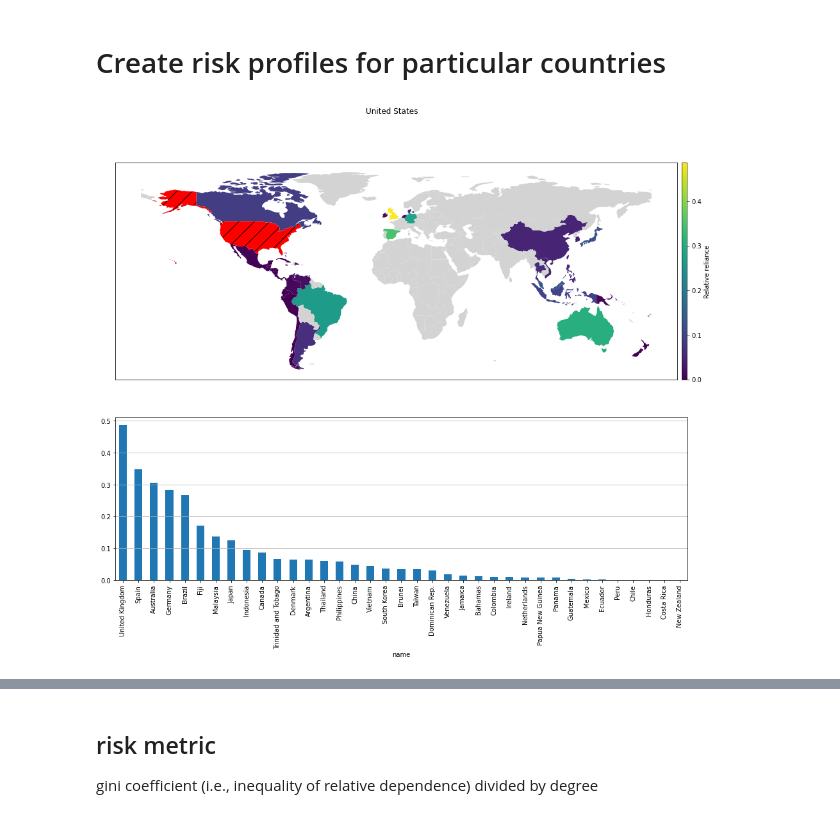
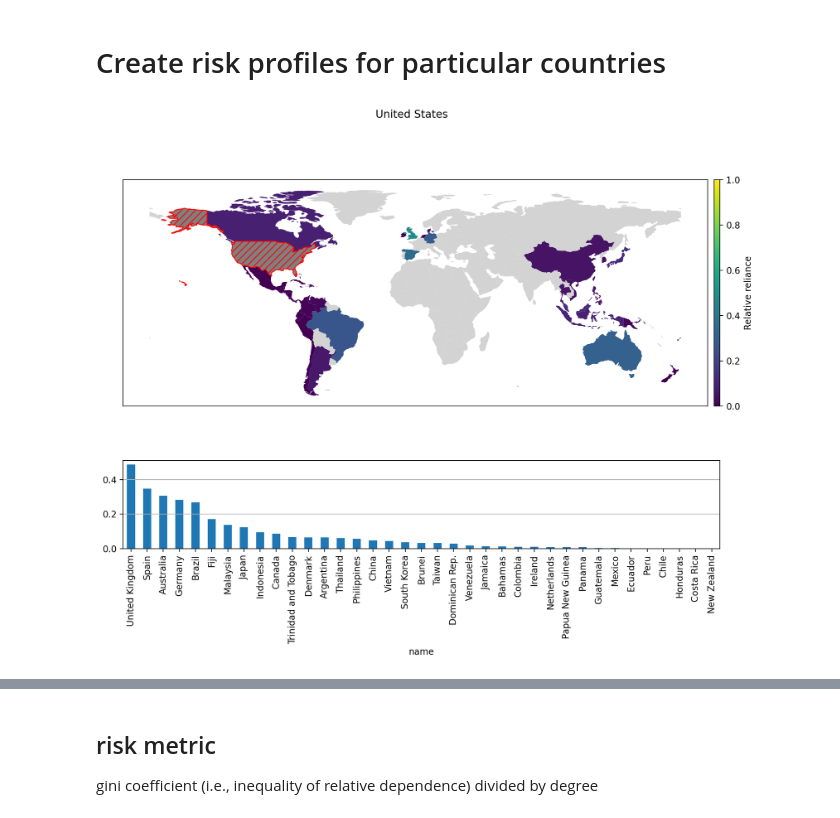
Before and after one commit to daylight-lab/international-cable-connectivity, a Jupyter notebook: Untitled.ipynb, the cells around one changed output, grey strips where cells are left out. Cells and saved outputs as stored; diff of their text form; code cells hidden in the pictures.

```diff
--- a/Untitled.ipynb
+++ b/Untitled.ipynb
@@ -212,44 +212,47 @@ relative_reliance('IR')
 # %%
 from mpl_toolkits.axes_grid1 import make_axes_locatable
 def profile (alpha2):
-    fig, axs = plt.subplots(2, gridspec_kw={'height_ratios': [4, 3]},
-                            figsize=(16, 12)
+    scaler = 2
+    fig, axs = plt.subplots(2, gridspec_kw={'height_ratios': [6, 2]},
+                            figsize=(6*scaler, 4*scaler),
+                            dpi=200,
                            )
     fig.suptitle(country_alpha2_to_country_name(alpha2))
 
     rrs = relative_reliance(alpha2)
     myrel_df = pd.DataFrame({'iso_a3': [to_alpha3(cc) for cc in rrs.keys()],
                               'reliance': rrs.values()})
 
     worldmap_myrel = worldmap.merge(myrel_df, on='iso_a3', how='left')
 
     # make legnd align
     divider = make_axes_locatable(axs[0])
     cax = divider.append_axes("right", size="1%", pad=0.1)
 
     # hide ticks on axes
     axs[0].axes.yaxis.set_visible(False)
     axs[0].axes.xaxis.set_visible(False)
 
     # plot reliances
     plot(worldmap_myrel, 'reliance', ax=axs[0], legend=True, cax=cax,
-         legend_kwds={'label': "Relative reliance",},
-         missing_kwds={'color': 'lightgrey'}
+         legend_kwds={'label': "Relative reliance",}, # label  legend
+         missing_kwds={'color': 'lightgrey'},  # disconnected countries should be gray
+         vmin=0, vmax=1, # set color scheme to go from 0 to 1
         )
 #                        'orientation': "horizontal"})
 
     # highlight country in question
     my_country = worldmap[worldmap['iso_a3']==to_alpha3(alpha2)]
-    plot(my_country,  ax=axs[0], color='red', hatch='/', aspect='equal')
+    plot(my_country,  ax=axs[0], color='gray', hatch='///', edgecolor='red', aspect='equal')
 
     reliances = worldmap_myrel[worldmap_myrel['reliance']>0][['name', 'reliance']]\
         .sort_values(by='reliance', ascending=False)
     reliances.plot.bar(x='name', rot=90, ax=axs[1], legend=False)
     axs[1].yaxis.grid()
 
 profile('US')
 # %% [output]
-[figure, old version]
+[figure, new version]
 # %%
 profile('IN')
 # %% [output]
```
Also changed, not shown: parts of 3 cells of this notebook.
